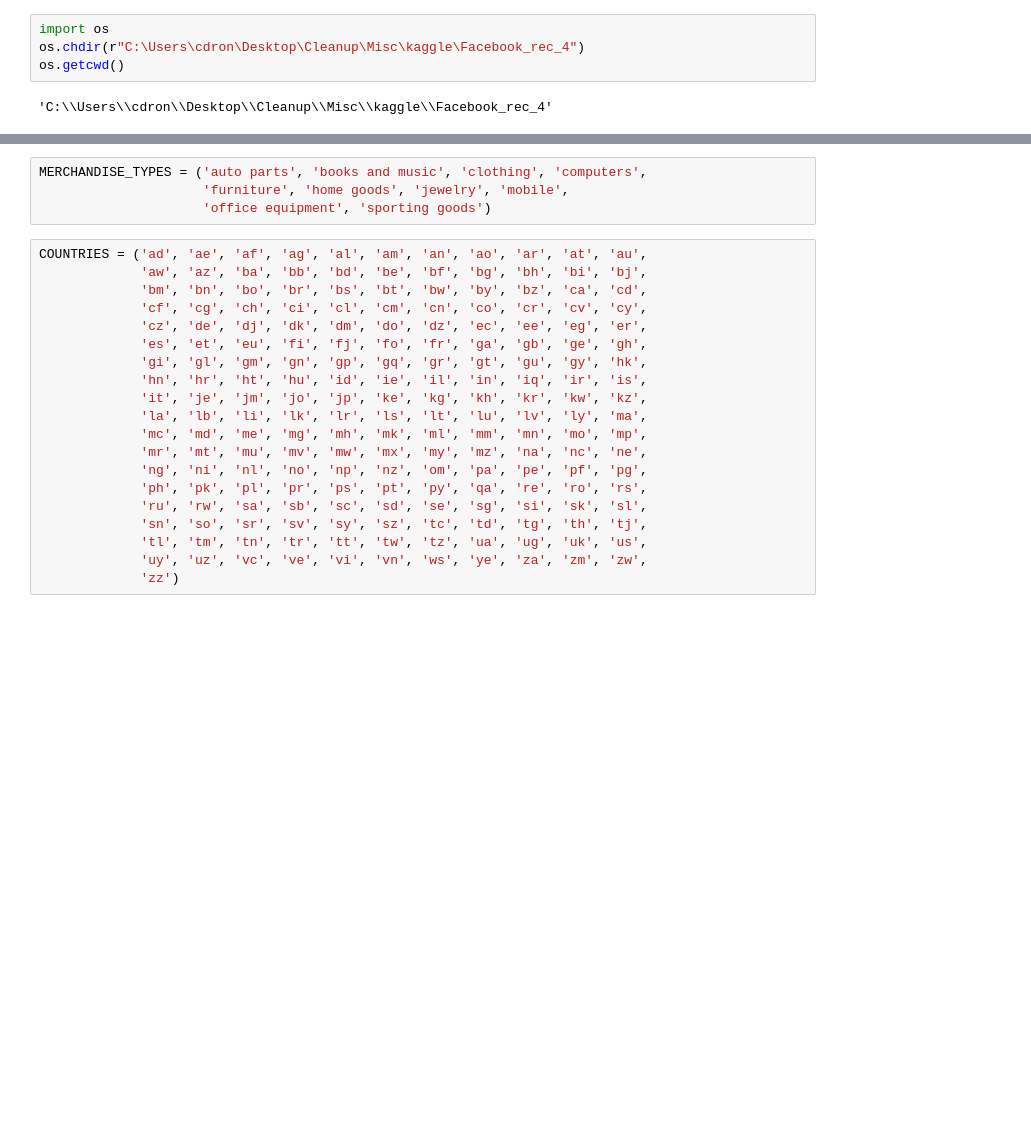
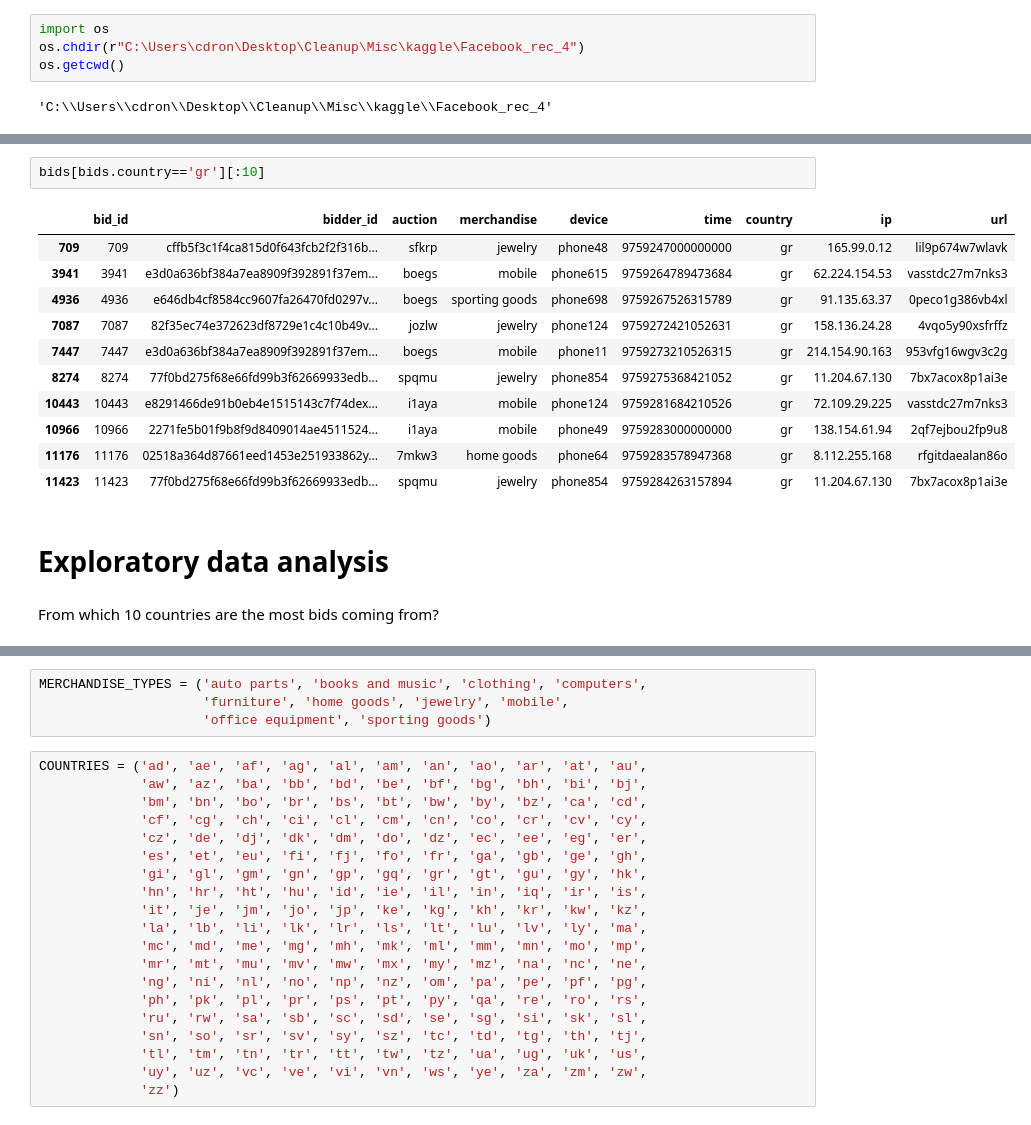
Before and after one commit to chandrad/random, a Jupyter notebook: K0.89249_diffstrat.ipynb, the cells around one changed output, grey strips where cells are left out. Cells and saved outputs as stored; diff of their text form; blank space fills up the shorter version.

Commit message:
Base analysis and Model
Just added exploratory analysis & using the best model (proxy of highest
public LB) at the moment.

```diff
--- a/K0.89249_diffstrat.ipynb
+++ b/K0.89249_diffstrat.ipynb
@@ -13,0 +118,18 @@ os.getcwd()
+# %%
+bids[bids.country=='gr'][:10]
+# %% [output]
+|  | bid_id | bidder_id | auction | merchandise | device | time | country | ip | url |
+| 709 | 709 | cffb5f3c1f4ca815d0f643fcb2f2f316b... | sfkrp | jewelry | phone48 | 9759247000000000 | gr | 165.99.0.12 | lil9p674w7wlavk |
+| 3941 | 3941 | e3d0a636bf384a7ea8909f392891f37em... | boegs | mobile | phone615 | 9759264789473684 | gr | 62.224.154.53 | vasstdc27m7nks3 |
+| 4936 | 4936 | e646db4cf8584cc9607fa26470fd0297v... | boegs | sporting goods | phone698 | 9759267526315789 | gr | 91.135.63.37 | 0peco1g386vb4xl |
+| 7087 | 7087 | 82f35ec74e372623df8729e1c4c10b49v... | jozlw | jewelry | phone124 | 9759272421052631 | gr | 158.136.24.28 | 4vqo5y90xsfrffz |
+| 7447 | 7447 | e3d0a636bf384a7ea8909f392891f37em... | boegs | mobile | phone11 | 9759273210526315 | gr | 214.154.90.163 | 953vfg16wgv3c2g |
+| 8274 | 8274 | 77f0bd275f68e66fd99b3f62669933edb... | spqmu | jewelry | phone854 | 9759275368421052 | gr | 11.204.67.130 | 7bx7acox8p1ai3e |
+| 10443 | 10443 | e8291466de91b0eb4e1515143c7f74dex... | i1aya | mobile | phone124 | 9759281684210526 | gr | 72.109.29.225 | vasstdc27m7nks3 |
+| 10966 | 10966 | 2271fe5b01f9b8f9d8409014ae4511524... | i1aya | mobile | phone49 | 9759283000000000 | gr | 138.154.61.94 | 2qf7ejbou2fp9u8 |
+| 11176 | 11176 | 02518a364d87661eed1453e251933862y... | 7mkw3 | home goods | phone64 | 9759283578947368 | gr | 8.112.255.168 | rfgitdaealan86o |
+| 11423 | 11423 | 77f0bd275f68e66fd99b3f62669933edb... | spqmu | jewelry | phone854 | 9759284263157894 | gr | 11.204.67.130 | 7bx7acox8p1ai3e |
+# %% [markdown]
+# Exploratory data analysis
+# %% [markdown]
+From which 10 countries are the most bids coming from?
```
Also changed, not shown: parts of 31 cells of this notebook.
